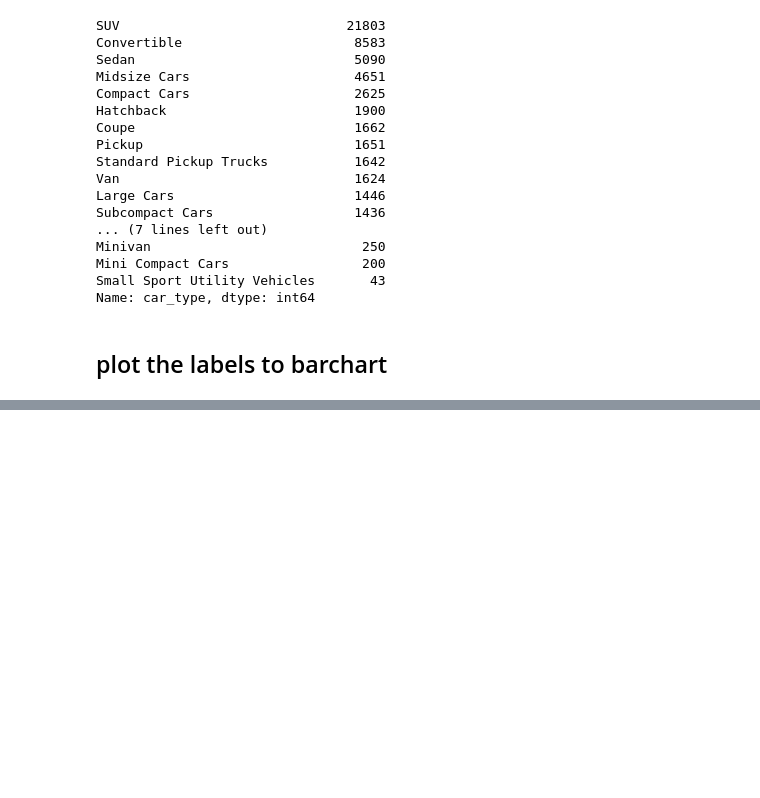
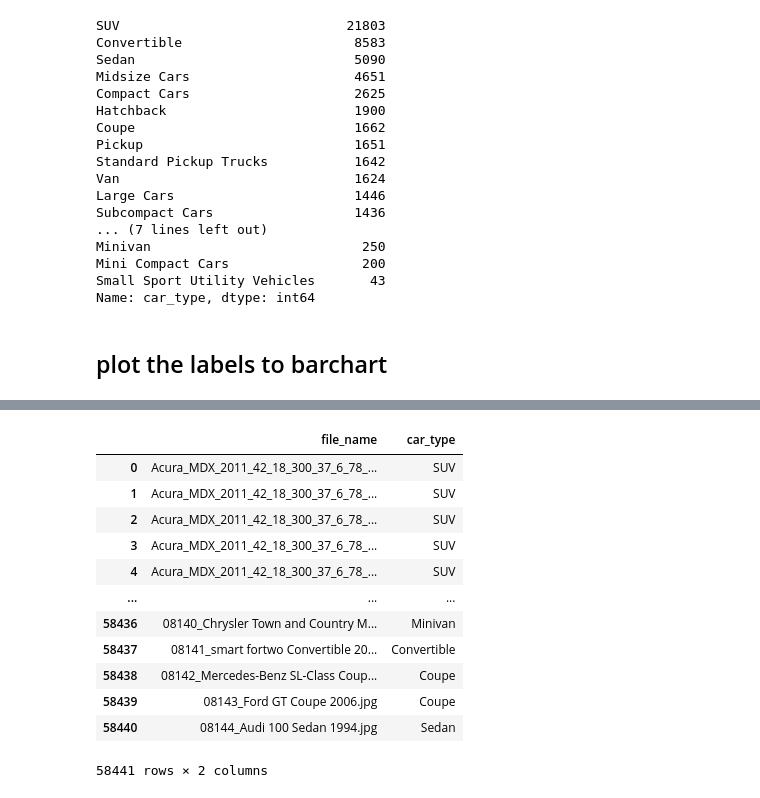
Before and after one commit to MrChriwo/car-body-prediction, a Jupyter notebook: services/data_labeling/Data_labeling.ipynb, the cells around one changed output, grey strips where cells are left out. Cells and saved outputs as stored; diff of their text form; code cells hidden in the pictures; blank space fills up the shorter version.

Commit message:
import new dataset to notebook

```diff
--- a/services/data_labeling/Data_labeling.ipynb
+++ b/services/data_labeling/Data_labeling.ipynb
@@ -340,0 +361,18 @@ fig.show()
+# %%
+ds_path = "../../data/meta/dataset.csv"
+ds = pd.read_csv(ds_path)
+ds
+# %% [output]
+|  | file_name | car_type |
+| 0 | Acura_MDX_2011_42_18_300_37_6_78_... | SUV |
+| 1 | Acura_MDX_2011_42_18_300_37_6_78_... | SUV |
+| 2 | Acura_MDX_2011_42_18_300_37_6_78_... | SUV |
+| 3 | Acura_MDX_2011_42_18_300_37_6_78_... | SUV |
+| 4 | Acura_MDX_2011_42_18_300_37_6_78_... | SUV |
+| ... | ... | ... |
+| 58436 | 08140_Chrysler Town and Country M... | Minivan |
+| 58437 | 08141_smart fortwo Convertible 20... | Convertible |
+| 58438 | 08142_Mercedes-Benz SL-Class Coup... | Coupe |
+| 58439 | 08143_Ford GT Coupe 2006.jpg | Coupe |
+| 58440 | 08144_Audi 100 Sedan 1994.jpg | Sedan |
+58441 rows × 2 columns
```
Also changed, not shown: parts of 5 cells of this notebook.
